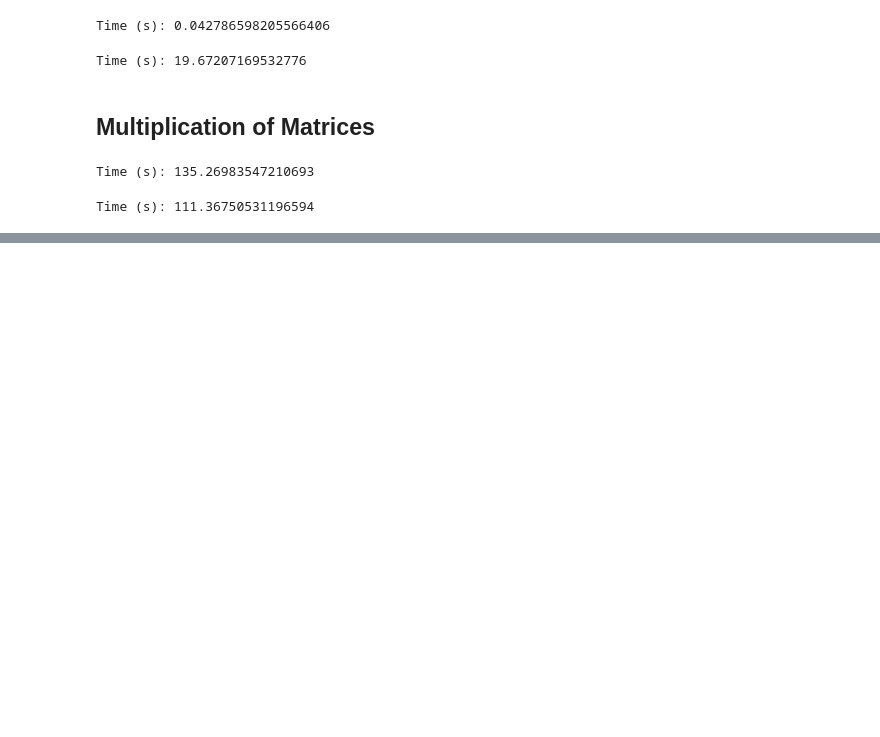
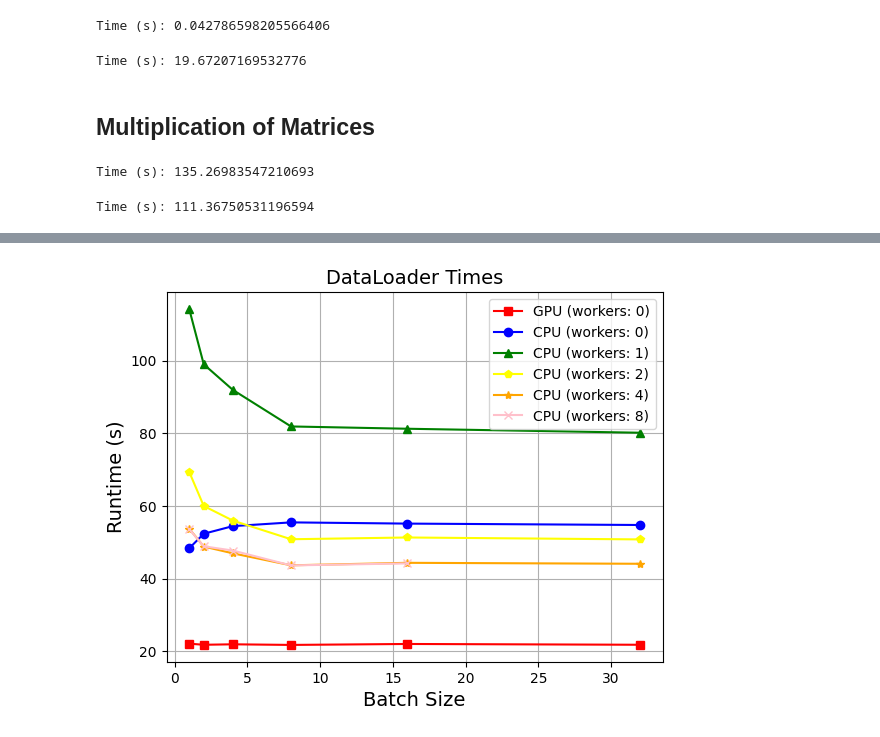
Before and after one commit to PacktPublishing/Deep-Learning-with-MXNet-Cookbook, a Jupyter notebook: ch08/8_1_Introducing_training_optimization_features.ipynb, the cells around one changed output, grey strips where cells are left out. Drawn from its saved outputs; the diff is of its cells as text; code cells hidden in the pictures; blank space fills up the shorter version.

```diff
--- a/ch08/8_1_Introducing_training_optimization_features.ipynb
+++ b/ch08/8_1_Introducing_training_optimization_features.ipynb
@@ -179,0 +269,3 @@ Time (s): 111.36750531196594
+# %%
+num_workers_list = [0, 1, 2, 4, 8]
+batch_sizes = [1, 2, 4, 8, 16, 32]
@@ -179,0 +299,7 @@ Time (s): 111.36750531196594
+# %%
+results_gpu = []
+
+for batch_size in batch_sizes:
+    num_workers_gpu = 0
+    result = %timeit  -n 3 -r 1 -o process_data_loader_gpu(num_workers_gpu, batch_size)
+    results_gpu.append(result.average)
@@ -179,0 +313,9 @@ Time (s): 111.36750531196594
+# %%
+results_cpu = []
+
+for num_workers_cpu in num_workers_list:
+    temp_list = []
+    for batch_size in batch_sizes:
+        result = %timeit -n 3 -r 1 -o process_data_loader_cpu(num_workers_cpu, batch_size)
+        temp_list.append(result.average)
+    results_cpu.append(temp_list)
@@ -179,0 +344,3 @@ Time (s): 111.36750531196594
+# %%
+result = %timeit -n 3 -r 1 -o process_data_loader_cpu(8, 32)
+temp_list.append(result.average)
@@ -179,0 +366,17 @@ Time (s): 111.36750531196594
+# %%
+fig = plt.figure()
+plt.plot(batch_sizes, results_gpu, color='red', marker='s')
+plt.plot(batch_sizes, results_cpu[0], color='blue', marker='o')
+plt.plot(batch_sizes, results_cpu[1], color='green', marker='^')
+plt.plot(batch_sizes, results_cpu[2], color='yellow', marker='p')
+plt.plot(batch_sizes, results_cpu[3], color='orange', marker='*')
+# plt.plot(batch_sizes, results_cpu[4], color='pink', marker='x')
+plt.plot(batch_sizes[:-1], temp_list, color='pink', marker='x')
+plt.title("DataLoader Times", fontsize=14)
+plt.xlabel("Batch Size", fontsize=14)
+plt.ylabel("Runtime (s)", fontsize=14)
+plt.grid(True)
+plt.legend(["GPU (workers: 0)", "CPU (workers: 0)", "CPU (workers: 1)", "CPU (workers: 2)", "CPU (workers: 4)", "CPU (workers: 8)"])
+plt.show()
+# %% [output]
+[figure, added]
```
Also changed, not shown: parts of 14 cells of this notebook.
